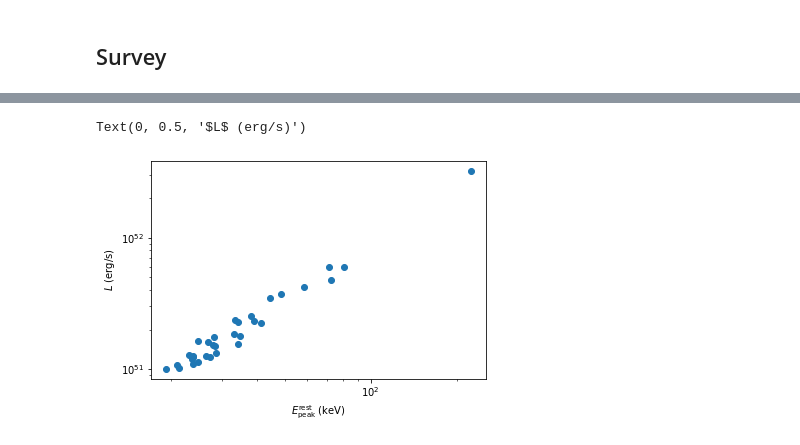
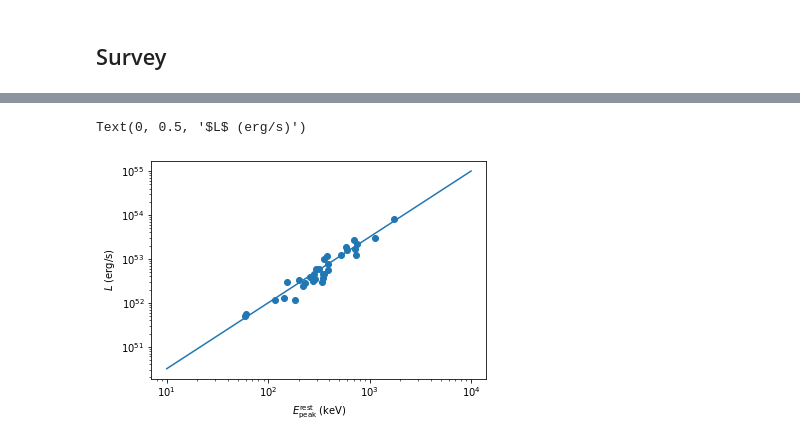
Before and after one commit to grburgess/zusammen, a Jupyter notebook: examples/golenetskii.ipynb, the cells around one changed output, grey strips where cells are left out. Saved outputs shown, nothing was run; the diff lists cells and outputs as text; code cells hidden in the pictures.

Commit message:
Switch to sample L from Epeak

```diff
--- a/examples/golenetskii.ipynb
+++ b/examples/golenetskii.ipynb
@@ -137,17 +47,22 @@ t90 = LogNormalAuxSampler(name="log_t90", observed=False)
 t90.mu=10
 t90.tau=0.25
 
+Epeak = LogNormalAuxSampler(name="Epeak", observed=False)
+Epeak.mu=300
+Epeak.tau=0.4
+
 tdecay = TDecaySampler()
 duration = DurationSampler()
+luminosity = LumSampler()
+
 tdecay.set_secondary_sampler(t90)
 tdecay.set_secondary_sampler(trise)
 duration.set_secondary_sampler(t90)
-
-Epeak = EpeakSampler()
+luminosity.set_secondary_sampler(Epeak)
 # %%
 pop_gen.add_observed_quantity(tdecay)
 pop_gen.add_observed_quantity(duration)
-pop_gen.add_observed_quantity(Epeak)
+pop_gen.add_observed_quantity(luminosity)
 # %% [output]
 registering auxilary sampler: tdecay
 registering auxilary sampler: duration
@@ -174,15 +92,17 @@ NO HIDDEN OBJECTS
 Deteced 32 objects or to a distance of 3.08
 # %%
 fig, ax = plt.subplots()
+Egrid = 10**np.linspace(1, 4)
 
-ax.scatter(population.Epeak, population.luminosities)
+ax.scatter(10**population.Epeak, population.luminosities)
+ax.plot(Egrid, 1e52 * np.power(Egrid/100, 1.5))
 ax.set_xscale('log')
 ax.set_yscale('log')
 ax.set_xlabel('$E_\mathrm{peak}^\mathrm{rest}$ (keV)')
 ax.set_ylabel('$L$ (erg/s)')
 # %% [output]
 Text(0, 0.5, '$L$ (erg/s)')
-[figure, old version]
+[figure, new version]
 # %%
 fig, ax = plt.subplots()
 ax.scatter(population.Epeak_obs, population.flux_observed_all)
```
Also changed, not shown: parts of 8 cells of this notebook, 1 other file.
